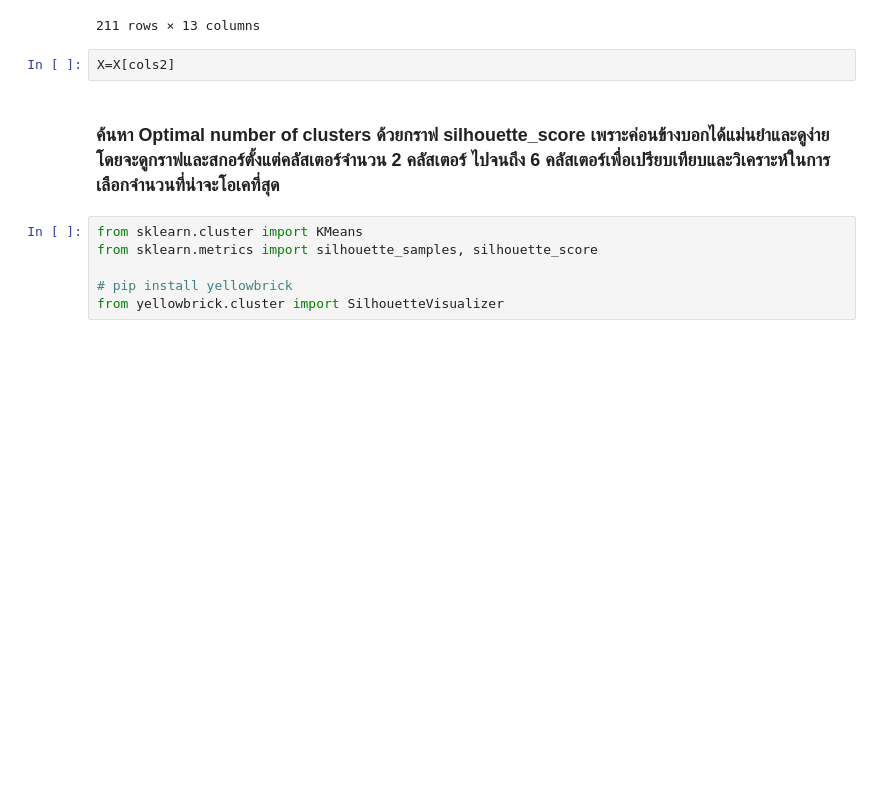
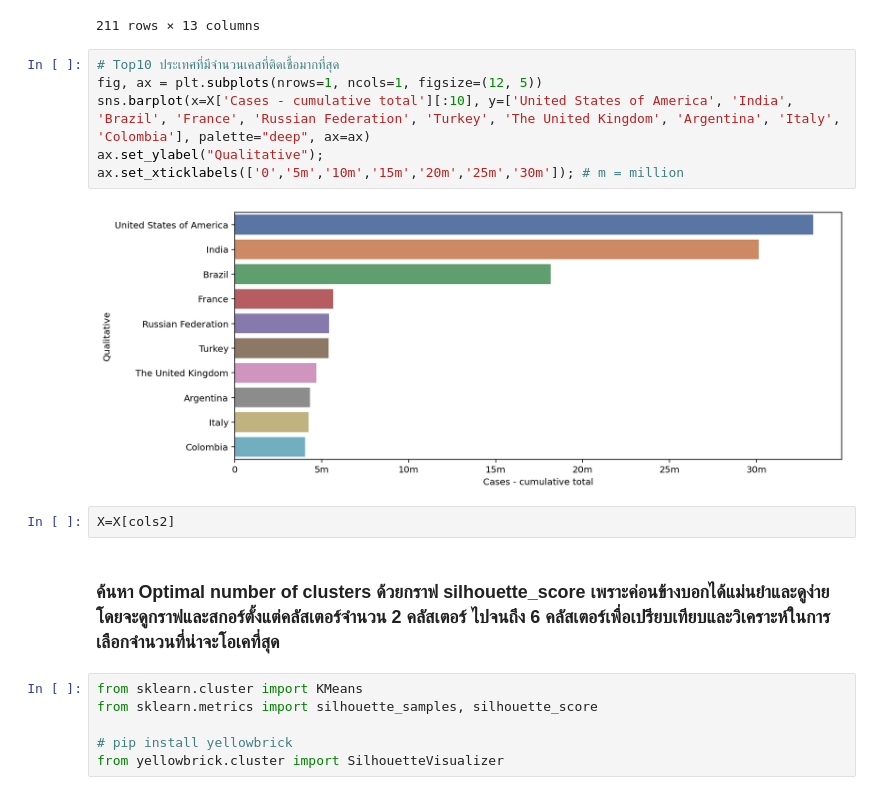
Before and after one commit to GuySuphakit/WHO-COVID-19-Analysis, a Jupyter notebook: WHO COVID-19 Analysis.ipynb, the cells around one changed output. Saved outputs shown, nothing was run; the diff lists cells and outputs as text; blank space fills up the shorter version.

```diff
--- a/WHO COVID-19 Analysis.ipynb
+++ b/WHO COVID-19 Analysis.ipynb
@@ -332,6 +251,14 @@ X
 | 215 | Holy See | Europe | 26 | 3213.84 | 0 | ... |
 | 216 | Saint Pierre and Miquelon | Americas | 26 | 448.66 | 0 | ... |
 211 rows × 13 columns
+# %%
+# Top10 ประเทศที่มีจำนวนเคสที่ติดเชื้อมากที่สุด
+fig, ax = plt.subplots(nrows=1, ncols=1, figsize=(12, 5))
+sns.barplot(x=X['Cases - cumulative total'][:10], y=['United States of America', 'India', 'Brazil', 'France', 'Russian Federation', 'Turkey', 'The United Kingdom', 'Argentina', 'Italy', 'Colombia'], palette="deep", ax=ax)
+ax.set_ylabel("Qualitative");
+ax.set_xticklabels(['0','5m','10m','15m','20m','25m','30m']); # m = million
+# %% [output]
+[figure, added]
 # %%
 X=X[cols2]
 # %% [markdown]
```
Also changed, not shown: parts of 21 cells of this notebook.
